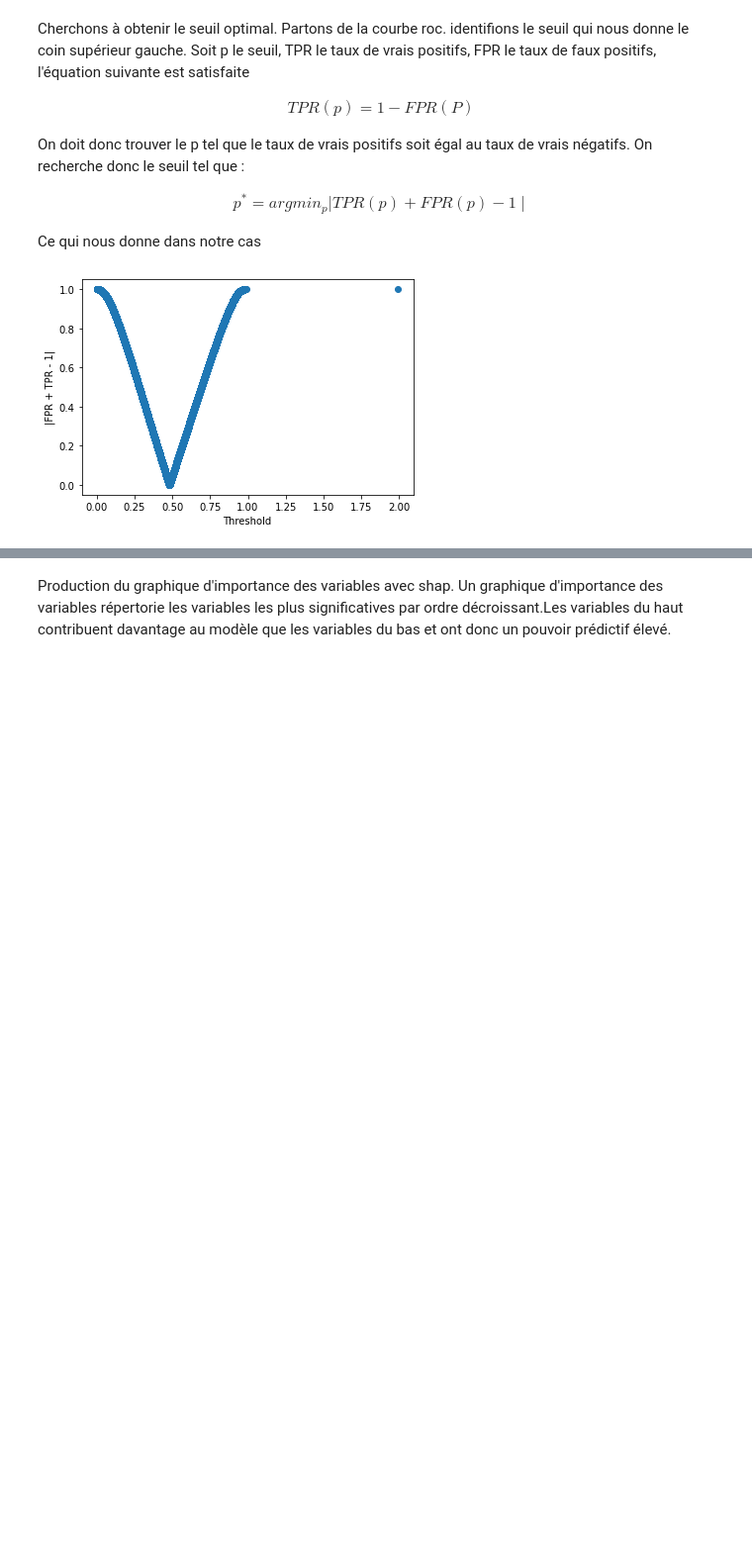
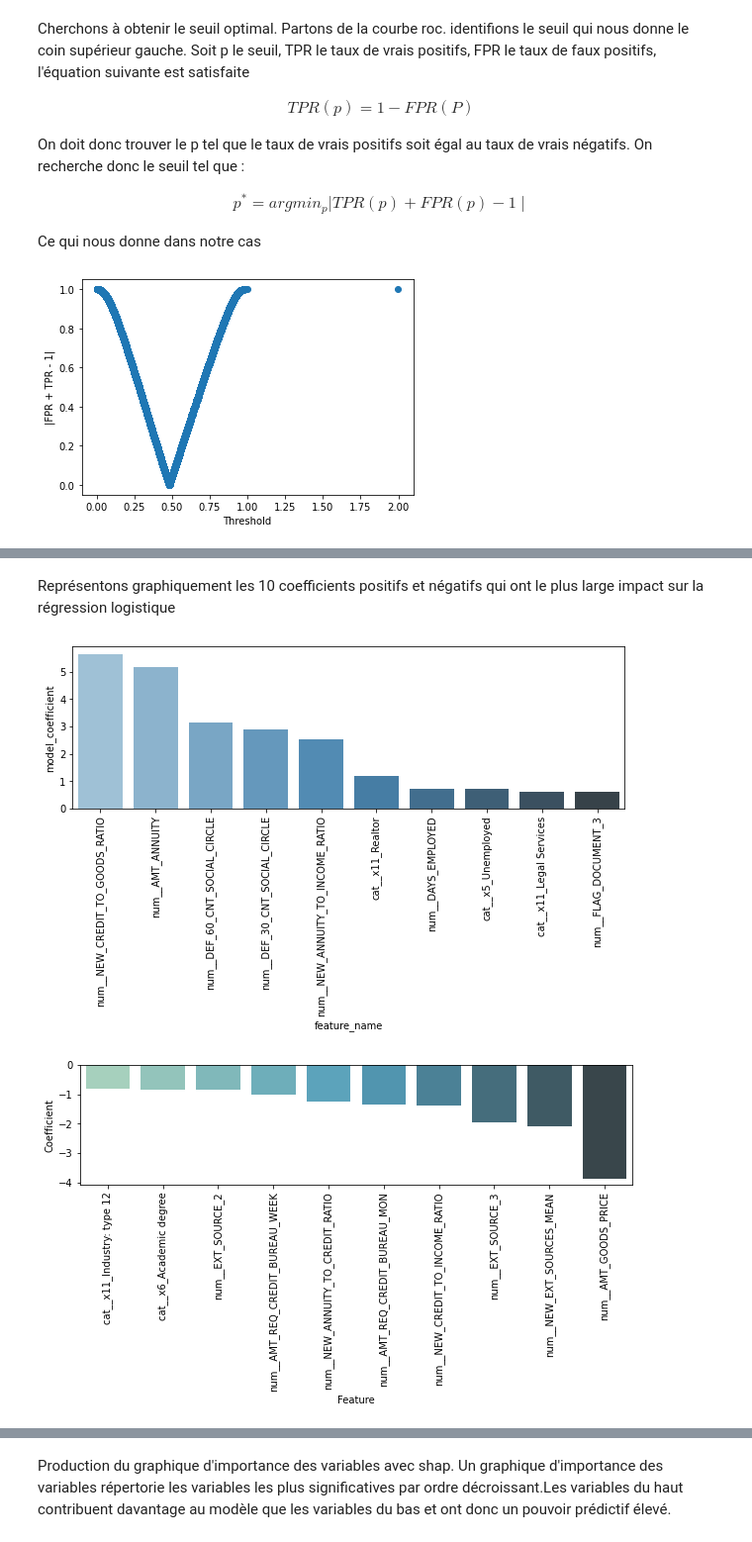
Before and after one commit to jocelyne-vet/projet-7-bis, a Jupyter notebook: P7_02_notebookModel - Bis.ipynb, the cells around one changed output, grey strips where cells are left out. Shown at 99% size. Saved outputs shown, nothing was run; the diff lists cells and outputs as text; code cells hidden in the pictures; blank space fills up the shorter version.

```diff
--- a/P7_02_notebookModel - Bis.ipynb
+++ b/P7_02_notebookModel - Bis.ipynb
@@ -927,0 +904,25 @@ plt.savefig('output.png', dpi=300, bbox_inches='tight')
+# %% [markdown]
+Représentons graphiquement les 10 coefficients positifs et négatifs qui ont le plus large impact sur la régression logistique
+# %%
+ # Get the models coefficients (and top 5 and bottom 5)
+logReg_coeff = pd.DataFrame({'feature_name': columns, 'model_coefficient': model_result['lr'][0].best_estimator_.named_steps['classifier'].coef_[0].transpose().flatten()})
+logReg_coeff = logReg_coeff.sort_values('model_coefficient', ascending=False)
+logReg_coeff_top = logReg_coeff.head(10)
+logReg_coeff_bottom = logReg_coeff.tail(10)
+# Plot top 5 coefficients
+plt.figure().set_size_inches(10, 6)
+fg3 = sns.barplot(x='feature_name', y='model_coefficient',data=logReg_coeff_top, palette="Blues_d")
+fg3.set_xticklabels(rotation=90, labels=logReg_coeff_top.feature_name)
+plt.subplots_adjust(bottom=0.5)
+plt.savefig('figure_3.png')
+# Plot bottom 5 coefficients
+plt.figure().set_size_inches(10,6)
+fg4 = sns.barplot(x='feature_name', y='model_coefficient',data=logReg_coeff_bottom, palette="GnBu_d")
+fg4.set_xticklabels(rotation=90, labels=logReg_coeff_bottom.feature_name)
+plt.xlabel('Feature')
+plt.ylabel('Coefficient')
+plt.subplots_adjust(bottom=0.6)
+plt.savefig('figure_4.png')
+# %% [output]
+[figure, added]
+[figure, added]
```
Also changed, not shown: parts of 50 cells of this notebook, 8 other files.
